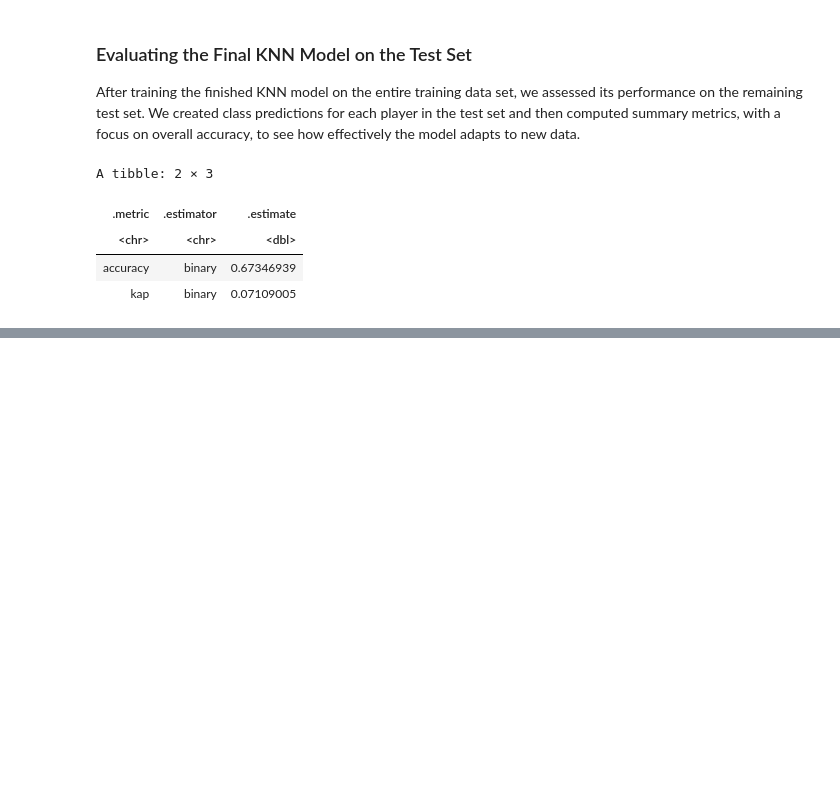
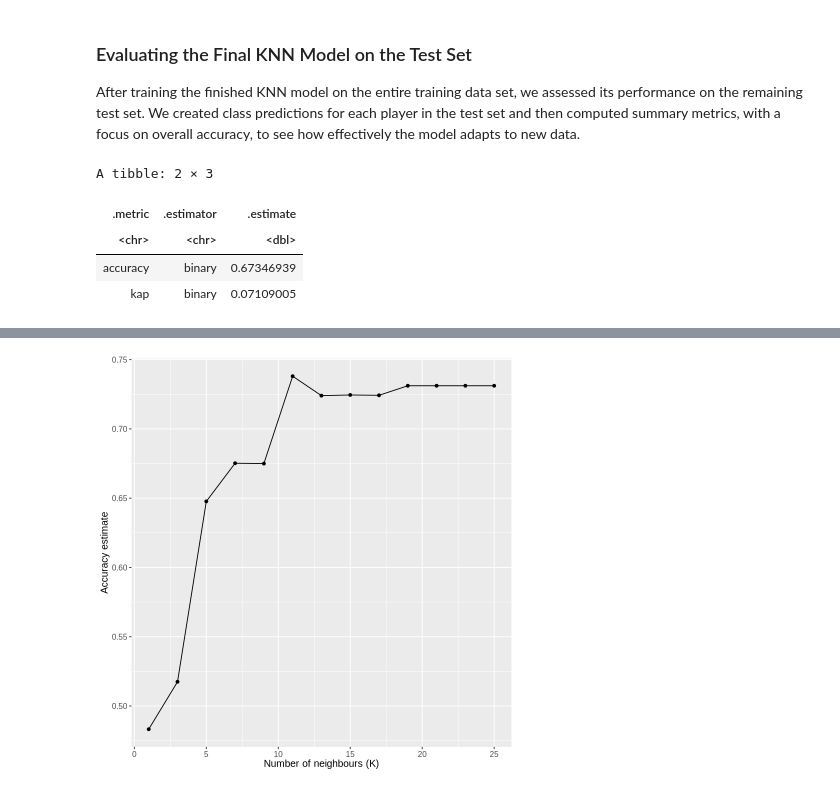
Before and after one commit to cassidoi/dsci-100-2025w1-group36-cassidy, a Jupyter notebook: project_final_report.ipynb, the cells around one changed output, grey strips where cells are left out. Drawn from its saved outputs; the diff is of its cells as text; code cells hidden in the pictures; blank space fills up the shorter version.

```diff
--- a/project_final_report.ipynb
+++ b/project_final_report.ipynb
@@ -359,0 +367,16 @@ A tibble: 2 × 3
+# %%
+knn_metrics <- knn_results |>
+collect_metrics()
+
+knn_acc <- knn_metrics |>
+filter(.metric == "accuracy")
+
+accuracy_vs_k <- ggplot(knn_acc, aes(x = neighbors, y = mean)) +
+geom_point() +
+geom_line() +
+labs(x = "Number of neighbours (K)",y = "Accuracy estimate") +
+theme(text = element_text(size = 12))
+
+accuracy_vs_k
+# %% [output]
+[figure, added]
```
Also changed, not shown: parts of 4 cells of this notebook.
